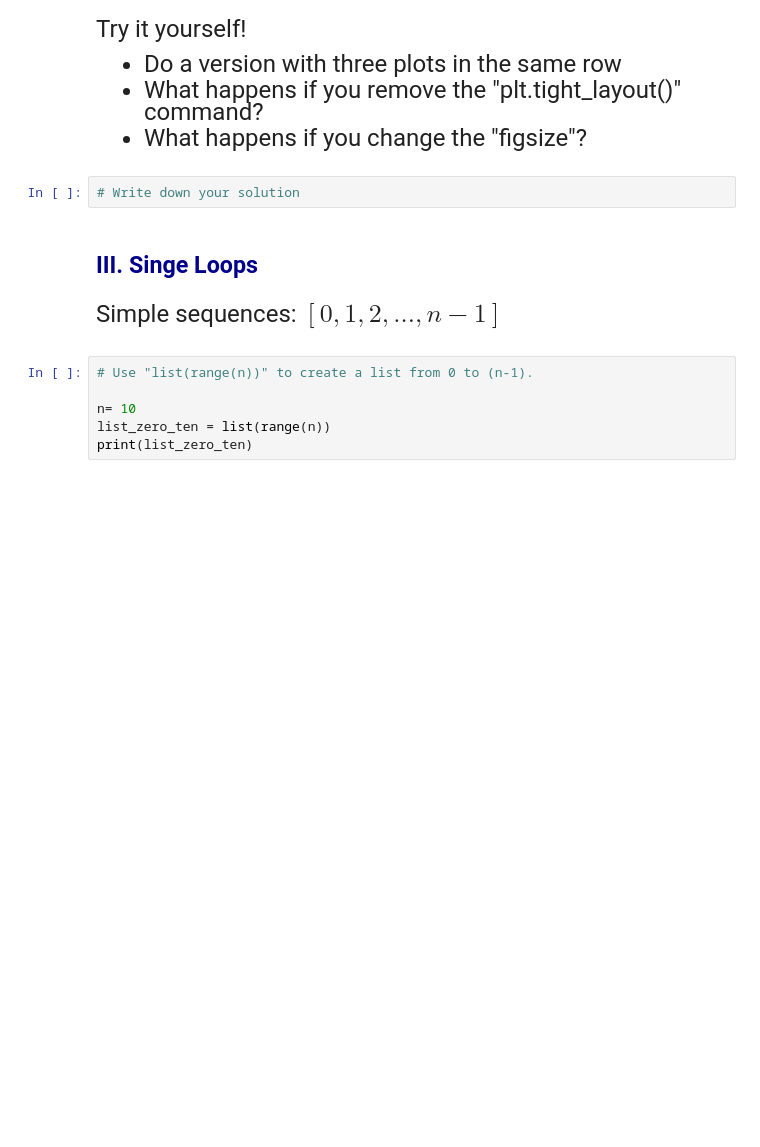
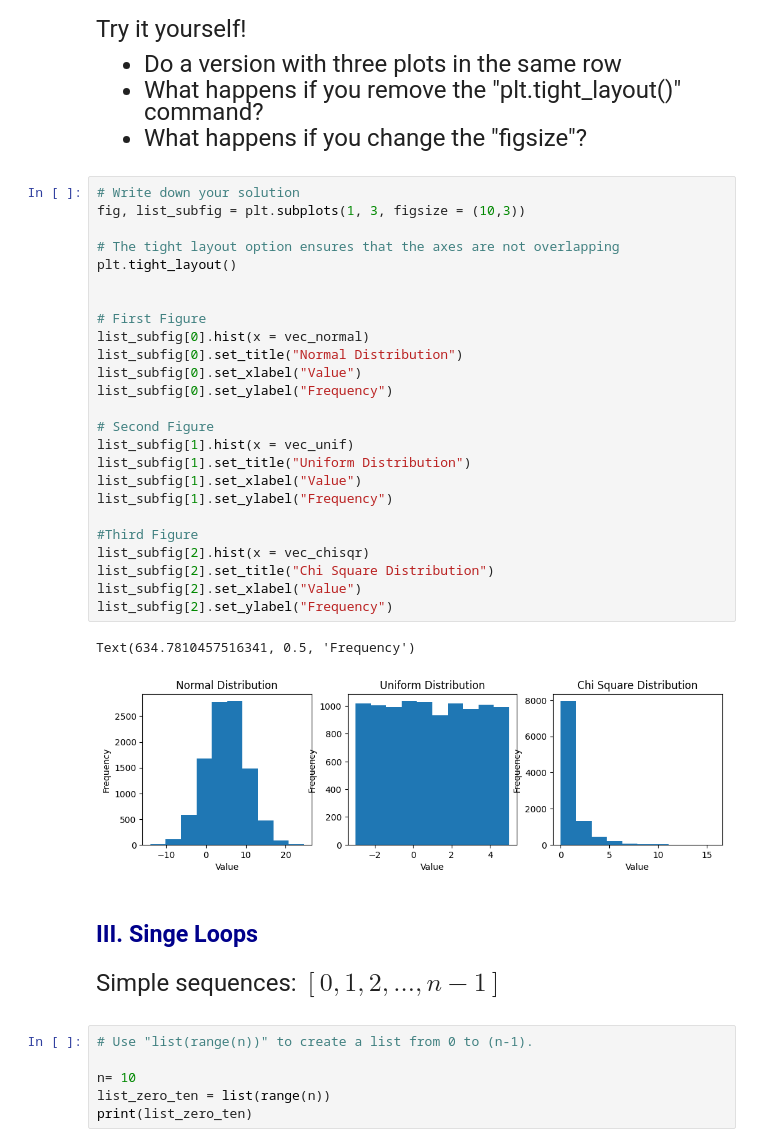
Before and after one commit to alejandrosanchezbecerra/qtm151spring2023, a Jupyter notebook: Lecture 06/Lecture6(personal notes).ipynb, the cells around one changed output. Drawn from its saved outputs; the diff is of its cells as text; blank space fills up the shorter version.

```diff
--- a/Lecture 06/Lecture6(personal notes).ipynb
+++ b/Lecture 06/Lecture6(personal notes).ipynb
@@ -106,8 +106,34 @@ Try it yourself!
 - Do a version with three plots in the same row
 - What happens if you remove the "plt.tight_layout()" command?
 - What happens if you change the "figsize"?
-# %%
-# Write down your solution
+# %%
+# Write down your solution
+fig, list_subfig = plt.subplots(1, 3, figsize = (10,3))
+
+# The tight layout option ensures that the axes are not overlapping
+plt.tight_layout()
+
+
+# First Figure
+list_subfig[0].hist(x = vec_normal)
+list_subfig[0].set_title("Normal Distribution")
+list_subfig[0].set_xlabel("Value")
+list_subfig[0].set_ylabel("Frequency")
+
+# Second Figure
+list_subfig[1].hist(x = vec_unif)
+list_subfig[1].set_title("Uniform Distribution")
+list_subfig[1].set_xlabel("Value")
+list_subfig[1].set_ylabel("Frequency")
+
+#Third Figure
+list_subfig[2].hist(x = vec_chisqr)
+list_subfig[2].set_title("Chi Square Distribution")
+list_subfig[2].set_xlabel("Value")
+list_subfig[2].set_ylabel("Frequency")
+# %% [output]
+Text(634.7810457516341, 0.5, 'Frequency')
+[figure, added]
 # %% [markdown]
 ## <span style="color:darkblue"> III. Singe Loops </span>
 # %% [markdown]
```
Also changed, not shown: parts of 11 cells of this notebook, 1 other file.
